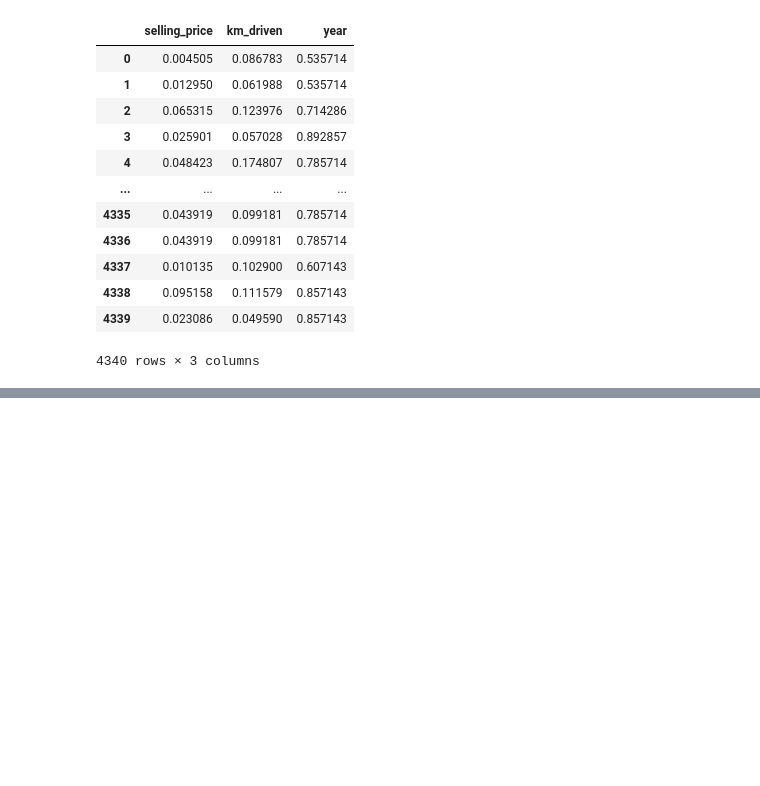
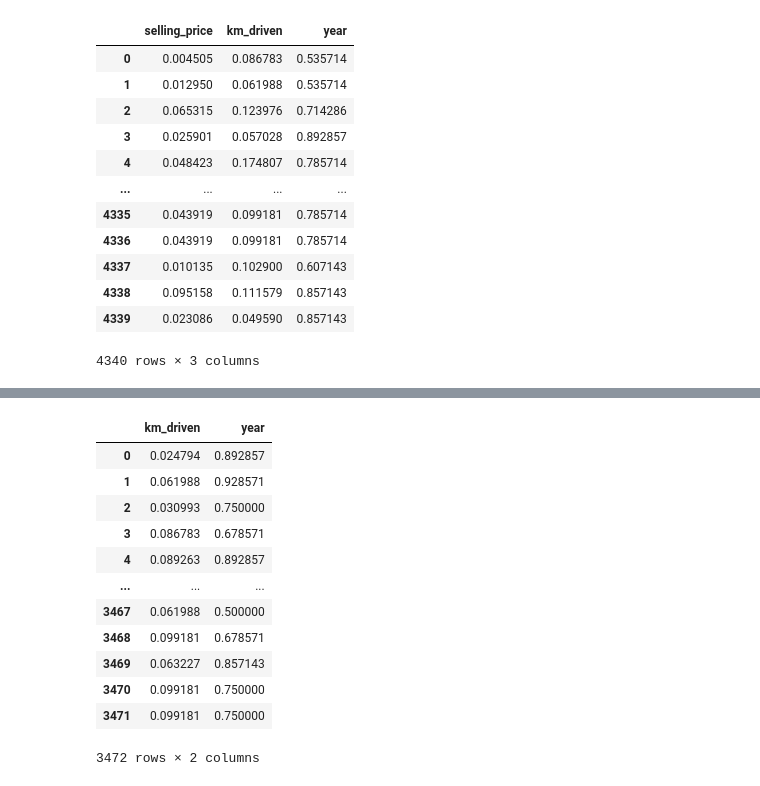
Before and after one commit to Dhe-Reigner/sk-learn, a Jupyter notebook: sci.ipynb, the cells around one changed output, grey strips where cells are left out. Cells and saved outputs as stored; diff of their text form; code cells hidden in the pictures; blank space fills up the shorter version.

```diff
--- a/sci.ipynb
+++ b/sci.ipynb
@@ -267,0 +306,2 @@ scaled_df
+# %%
+X_train, X_test, y_train, y_test = train_test_split(X, y, test_size=0.2, random_state=42)
@@ -267,0 +318,3 @@ scaled_df
+# %%
+X_train_scalled = scaler.fit_transform(X_train)
+X_test_scalled = scaler.transform(X_test)
@@ -267,0 +341,19 @@ scaled_df
+# %%
+X_train_scalled = pd.DataFrame(data=X_train_scalled, columns = X_train.columns)
+X_test_scalled  =pd.DataFrame(data=X_test_scalled, columns = X_train.columns)
+# %%
+X_train_scalled
+# %% [output]
+|  | km_driven | year |
+| 0 | 0.024794 | 0.892857 |
+| 1 | 0.061988 | 0.928571 |
+| 2 | 0.030993 | 0.750000 |
+| 3 | 0.086783 | 0.678571 |
+| 4 | 0.089263 | 0.892857 |
+| ... | ... | ... |
+| 3467 | 0.061988 | 0.500000 |
+| 3468 | 0.099181 | 0.678571 |
+| 3469 | 0.063227 | 0.857143 |
+| 3470 | 0.099181 | 0.750000 |
+| 3471 | 0.099181 | 0.750000 |
+3472 rows × 2 columns
```
Also changed, not shown: parts of 13 cells of this notebook.
